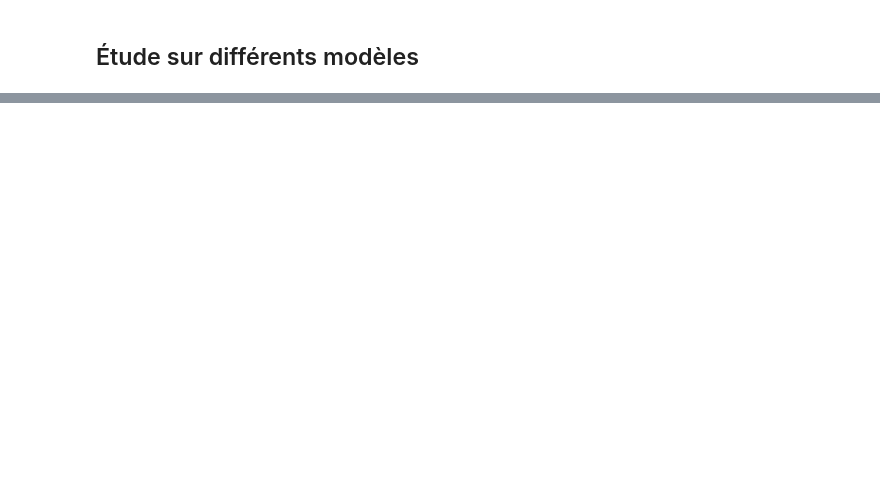
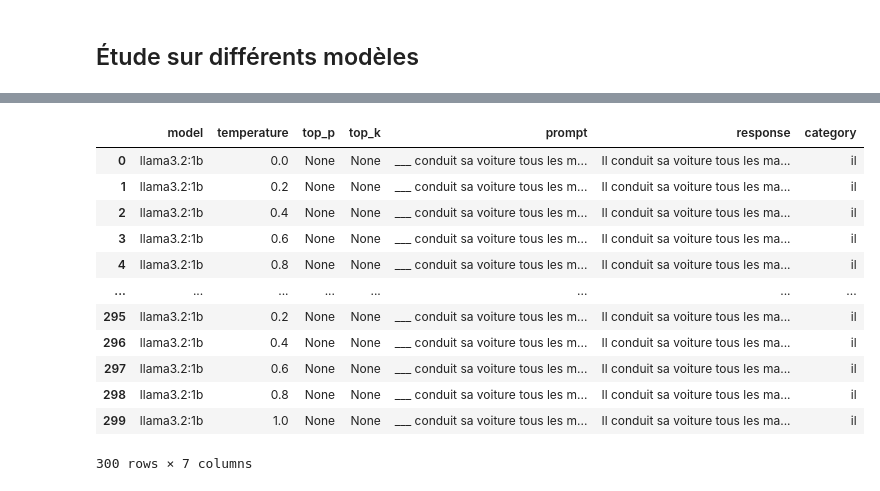
Before and after one commit to romainbourdain/pi-sentence-eval, a Jupyter notebook: clean_notebook.ipynb, the cells around one changed output, grey strips where cells are left out. Drawn from its saved outputs; the diff is of its cells as text; code cells hidden in the pictures; blank space fills up the shorter version.

```diff
--- a/clean_notebook.ipynb
+++ b/clean_notebook.ipynb
@@ -55,0 +119,5 @@ for model in models:
+# %%
+model = "llama3.2:1b"
+temperatures = [0, 0.2, 0.4, 0.6, 0.8, 1.0]
+# %%
+generator = LLMGenerator(system_prompt, model)
@@ -55,0 +128,2 @@ for model in models:
+# %%
+responses = LLMResponseCollection([generator.generate(test_prompt, hyperparameters={"temperature": temperature, "seed": i}) for i in range(50) for temperature in temperatures])
@@ -55,0 +148,16 @@ for model in models:
+# %%
+responses.plot_evolution("temperature")
+# %% [output]
+|  | model | temperature | top_p | top_k | prompt | response | category |
+| 0 | llama3.2:1b | 0.0 | None | None | ___ conduit sa voiture tous les m... | Il conduit sa voiture tous les ma... | il |
+| 1 | llama3.2:1b | 0.2 | None | None | ___ conduit sa voiture tous les m... | Il conduit sa voiture tous les ma... | il |
+| 2 | llama3.2:1b | 0.4 | None | None | ___ conduit sa voiture tous les m... | Il conduit sa voiture tous les ma... | il |
+| 3 | llama3.2:1b | 0.6 | None | None | ___ conduit sa voiture tous les m... | Il conduit sa voiture tous les ma... | il |
+| 4 | llama3.2:1b | 0.8 | None | None | ___ conduit sa voiture tous les m... | Il conduit sa voiture tous les ma... | il |
+| ... | ... | ... | ... | ... | ... | ... | ... |
+| 295 | llama3.2:1b | 0.2 | None | None | ___ conduit sa voiture tous les m... | Il conduit sa voiture tous les ma... | il |
+| 296 | llama3.2:1b | 0.4 | None | None | ___ conduit sa voiture tous les m... | Il conduit sa voiture tous les ma... | il |
+| 297 | llama3.2:1b | 0.6 | None | None | ___ conduit sa voiture tous les m... | Il conduit sa voiture tous les ma... | il |
+| 298 | llama3.2:1b | 0.8 | None | None | ___ conduit sa voiture tous les m... | Il conduit sa voiture tous les ma... | il |
+| 299 | llama3.2:1b | 1.0 | None | None | ___ conduit sa voiture tous les m... | Il conduit sa voiture tous les ma... | il |
+300 rows × 7 columns
```
Also changed, not shown: parts of 10 cells of this notebook, 3 other files.
